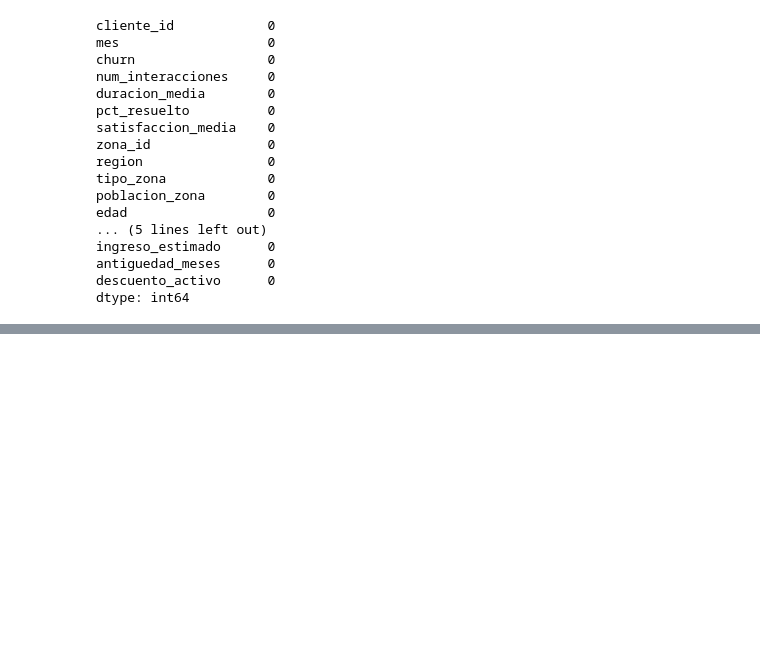
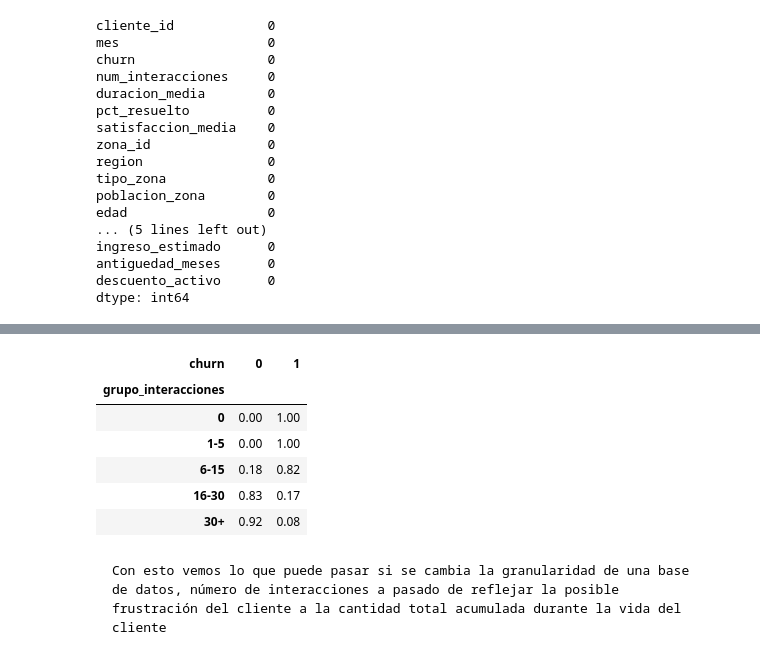
Before and after one commit to ancarmar03-create/UCV-Churn, a Jupyter notebook: notebooks/modelo1.ipynb, the cells around one changed output, grey strips where cells are left out. Cells and saved outputs as stored; diff of their text form; code cells hidden in the pictures; blank space fills up the shorter version.

```diff
--- a/notebooks/modelo1.ipynb
+++ b/notebooks/modelo1.ipynb
@@ -421,0 +593,13 @@ dtype: int64
+# %%
+# Agrupamos las interacciones para ver patrones
+df_modelo_final['grupo_interacciones'] = pd.cut(
+    df_modelo_final['num_interacciones'],
+    bins=[-1,0,5,15,30,100],
+    labels=[
+        '0',
+        '1-5',
+        '6-15',
+        '16-30',
+        '30+'
+    ]
+)
@@ -421,0 +649,16 @@ dtype: int64
+# %%
+pd.crosstab(
+    df_modelo_final['grupo_interacciones'],
+    df_modelo_final['churn'],
+    normalize='index'
+)
+# %% [output]
+| churn | 0 | 1 |
+| grupo_interacciones |  |  |
+| 0 | 0.00 | 1.00 |
+| 1-5 | 0.00 | 1.00 |
+| 6-15 | 0.18 | 0.82 |
+| 16-30 | 0.83 | 0.17 |
+| 30+ | 0.92 | 0.08 |
+# %% [markdown]
+    Con esto vemos lo que puede pasar si se cambia la granularidad de una base de datos, número de interacciones a pasado de reflejar la posible frustración del cliente a la cantidad total acumulada durante la vida del cliente
```
Also changed, not shown: parts of 15 cells of this notebook.
